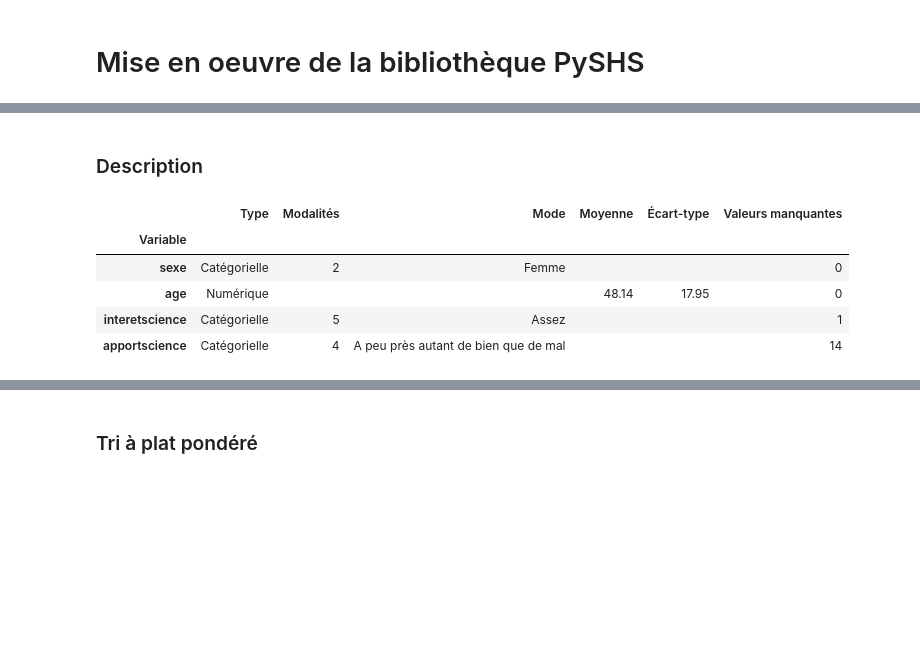
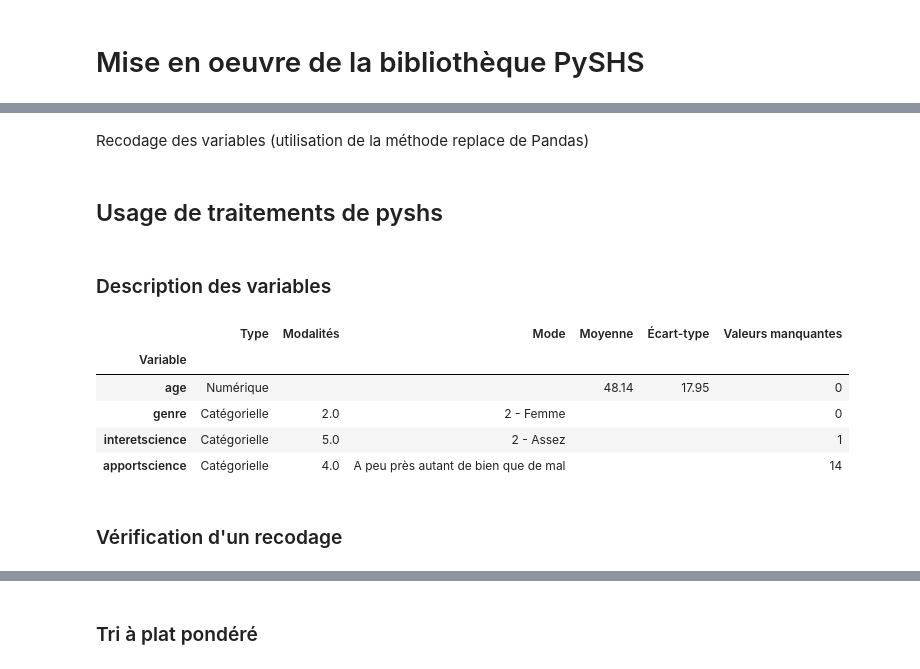
Before and after one commit to emilienschultz/pyshs-bib, a Jupyter notebook: Exemple PySHS.ipynb, the cells around one changed output, grey strips where cells are left out. Cells and saved outputs as stored; diff of their text form; code cells hidden in the pictures; blank space fills up the shorter version.

```diff
--- a/Exemple PySHS.ipynb
+++ b/Exemple PySHS.ipynb
@@ -25,11 +22,31 @@ data["apportsciencepositif"] = data["apportscience"].apply(lambda x : 1 if x ==
+# %% [markdown]
+Recodage des variables (utilisation de la méthode replace de Pandas)
+# %%
+reco = {1.0: '1 - Homme', 2.0: '2 - Femme'}
+data["genre"] = data["rs1"].replace(reco)
+
+data["age"] = data['rs2']
+
+reco = {1.0: '1 - Beaucoup', 2.0: '2 - Assez', 3.0: '3 - Peu', 4.0: '4 - Pas du tout', 888.0: '5 - Ne sait pas'}
+data["interetscience"] = data['q2'].replace(reco)
+
+reco = {1.0: 'Plus de bien que de mal', 2.0: 'Plus de mal que de bien',
+        3.0: 'A peu près autant de bien que de mal', 888.0: 'Ne sait pas'}
+data["apportscience"] = data['q15'].replace(reco)
+# Variable dichotomisée 1/0
+data["apportsciencepositif"] = data["apportscience"].apply(lambda x : 1 if x == "Plus de bien que de mal" else 0)
+# %% [markdown]
+## Usage de traitements de pyshs
 # %% [markdown]
-### Description
+### Description des variables
 # %%
-pyshs.description(data[["sexe","age","interetscience","apportscience"]])
+pyshsdev.description(data[["age","genre","interetscience","apportscience"]])
 # %% [output]
 |  | Type | Modalités | Mode | Moyenne | Écart-type | Valeurs manquantes |
 | Variable |  |  |  |  |  |  |
-| sexe | Catégorielle | 2 | Femme |  |  | 0 |
 | age | Numérique |  |  | 48.14 | 17.95 | 0 |
-| interetscience | Catégorielle | 5 | Assez |  |  | 1 |
-| apportscience | Catégorielle | 4 | A peu près autant de bien que de mal |  |  | 14 |
+| genre | Catégorielle | 2.0 | 2 - Femme |  |  | 0 |
+| interetscience | Catégorielle | 5.0 | 2 - Assez |  |  | 1 |
+| apportscience | Catégorielle | 4.0 | A peu près autant de bien que de mal |  |  | 14 |
+# %% [markdown]
+### Vérification d'un recodage
```
Also changed, not shown: parts of 15 cells of this notebook, 3 other files.
